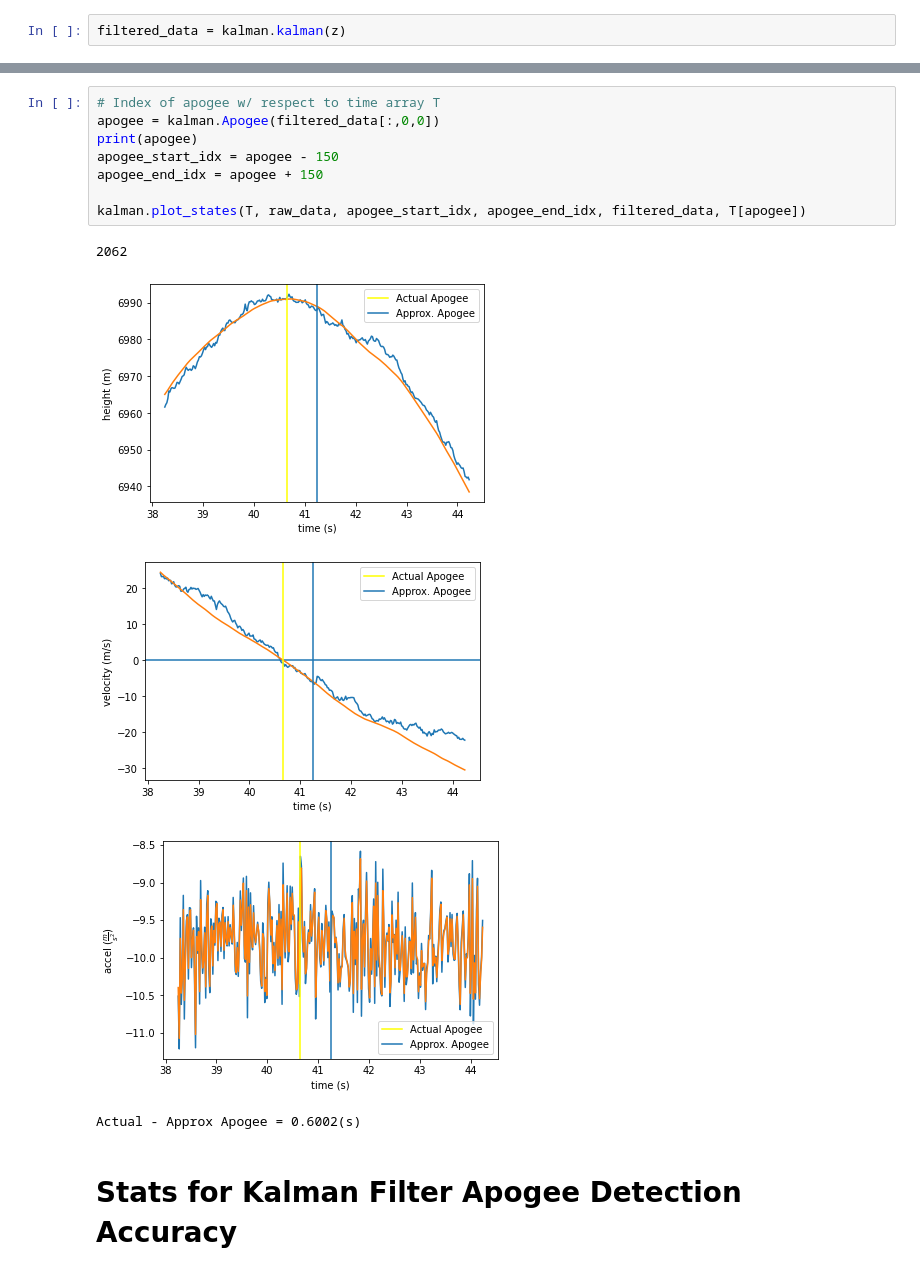
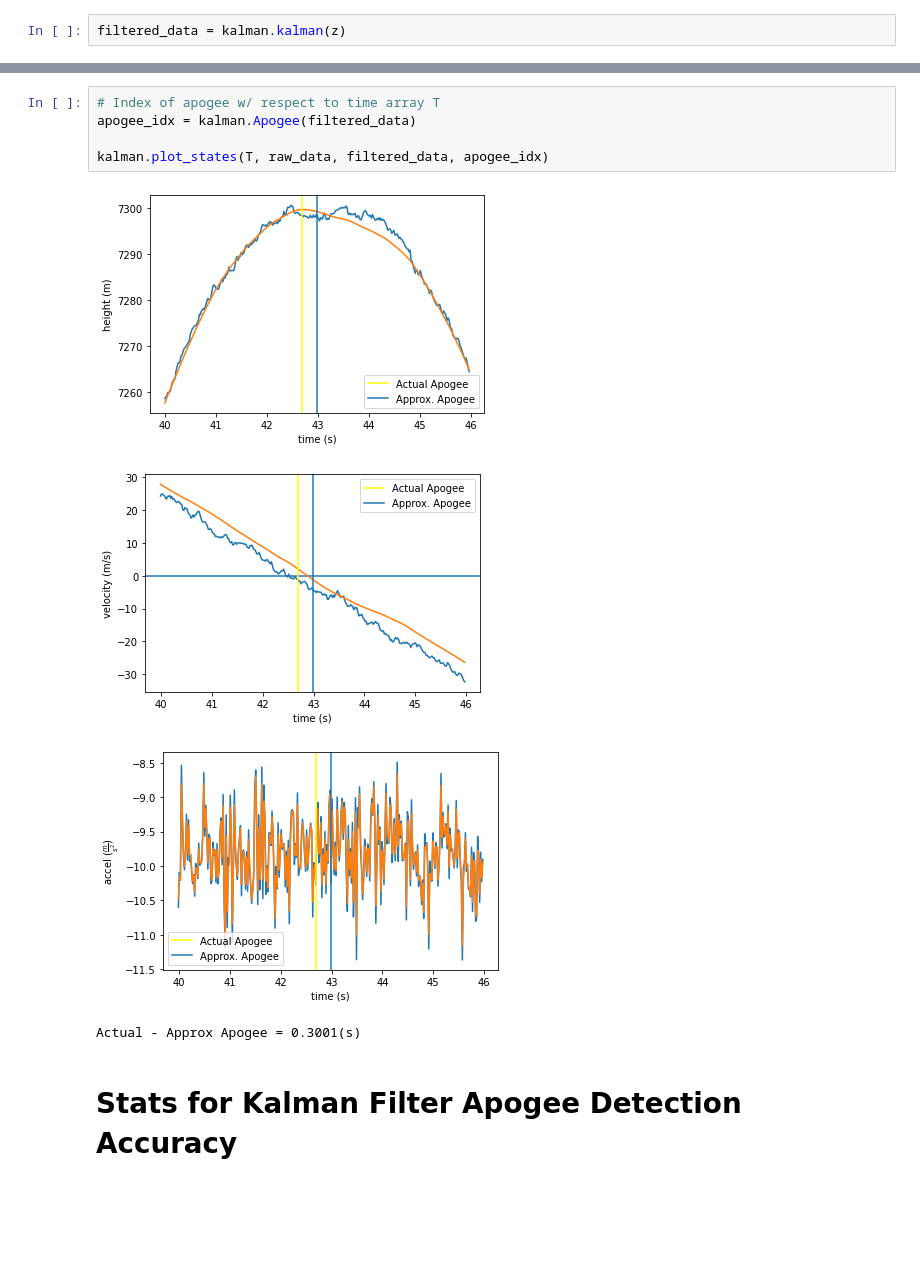
Before and after one commit to Space-Enterprise-at-Berkeley/Tests, a Jupyter notebook: Barometer Apogee detection test.ipynb, the cells around one changed output, grey strips where cells are left out. Saved outputs shown, nothing was run; the diff lists cells and outputs as text; blank space fills up the shorter version.

```diff
--- a/Barometer Apogee detection test.ipynb
+++ b/Barometer Apogee detection test.ipynb
@@ -151,17 +149,13 @@ kalman.plot_states(T, raw_data, 0, 5000, filtered_data)
 # %%
 # Index of apogee w/ respect to time array T
-apogee = kalman.Apogee(filtered_data[:,0,0])
-print(apogee)
-apogee_start_idx = apogee - 150
-apogee_end_idx = apogee + 150
+apogee_idx = kalman.Apogee(filtered_data)
 
-kalman.plot_states(T, raw_data, apogee_start_idx, apogee_end_idx, filtered_data, T[apogee])
+kalman.plot_states(T, raw_data, filtered_data, apogee_idx)
 # %% [output]
-2062
-[figure, old version]
+[figure, new version]
-[figure, old version]
+[figure, new version]
-[figure, old version]
+[figure, new version]
-Actual - Approx Apogee = 0.6002(s)
+Actual - Approx Apogee = 0.3001(s)
 # %% [markdown]
 # Stats for Kalman Filter Apogee Detection Accuracy
 # %%
```
Also changed, not shown: parts of 7 cells of this notebook, 1 other file.
